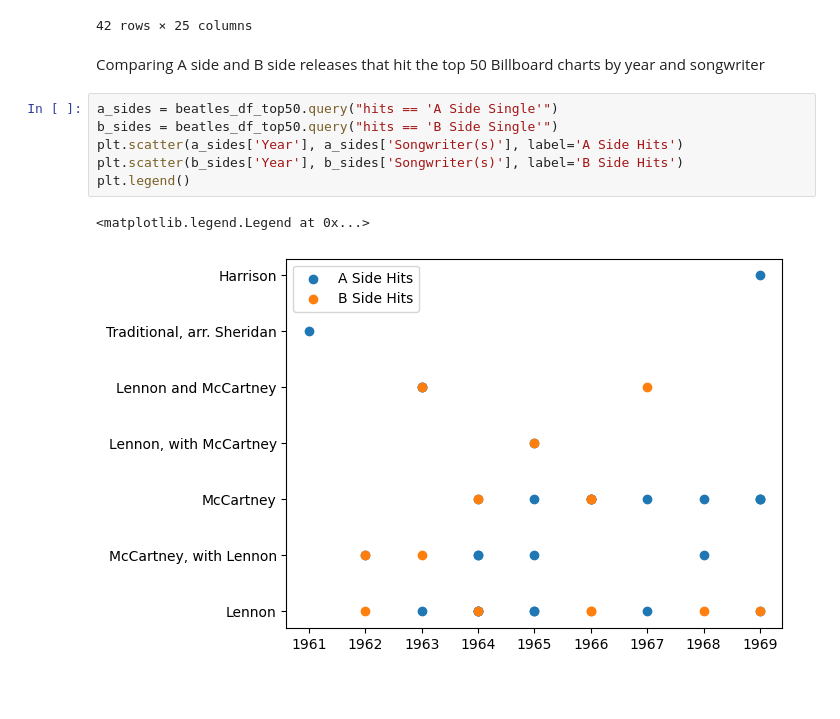
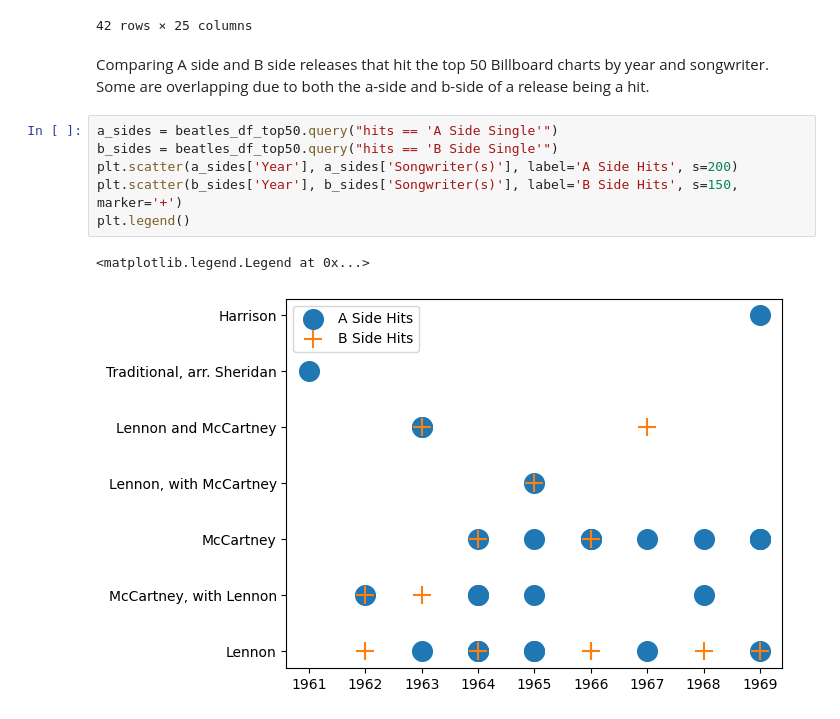
Before and after one commit to tara-hylton/the_beatles, a Jupyter notebook: the_beatles_matplot.ipynb, the cells around one changed output. Drawn from its saved outputs; the diff is of its cells as text; blank space fills up the shorter version.

Commit message:
updated colors and markers on scatterplot in matplotlib

```diff
--- a/the_beatles_matplot.ipynb
+++ b/the_beatles_matplot.ipynb
@@ -125,13 +125,13 @@ beatles_df_top50
 | 262 | Yesterday | 1965 | Help! | UK: Help! US: Yesterday and Today | Yesterday | Act Naturally | Breakup, Feeling Blue, Heartache | McCartney | ... |
 42 rows × 25 columns
 # %% [markdown]
-Comparing A side and B side releases that hit the top 50 Billboard charts by year and songwriter
+Comparing A side and B side releases that hit the top 50 Billboard charts by year and songwriter. Some are overlapping due to both the a-side and b-side of a release being a hit.
 # %%
 a_sides = beatles_df_top50.query("hits == 'A Side Single'")
 b_sides = beatles_df_top50.query("hits == 'B Side Single'")
-plt.scatter(a_sides['Year'], a_sides['Songwriter(s)'], label='A Side Hits')
-plt.scatter(b_sides['Year'], b_sides['Songwriter(s)'], label='B Side Hits')
+plt.scatter(a_sides['Year'], a_sides['Songwriter(s)'], label='A Side Hits', s=200)
+plt.scatter(b_sides['Year'], b_sides['Songwriter(s)'], label='B Side Hits', s=150, marker='+')
 plt.legend()
 # %% [output]
 <matplotlib.legend.Legend at 0x...>
-[figure, old version]
+[figure, new version]
```
